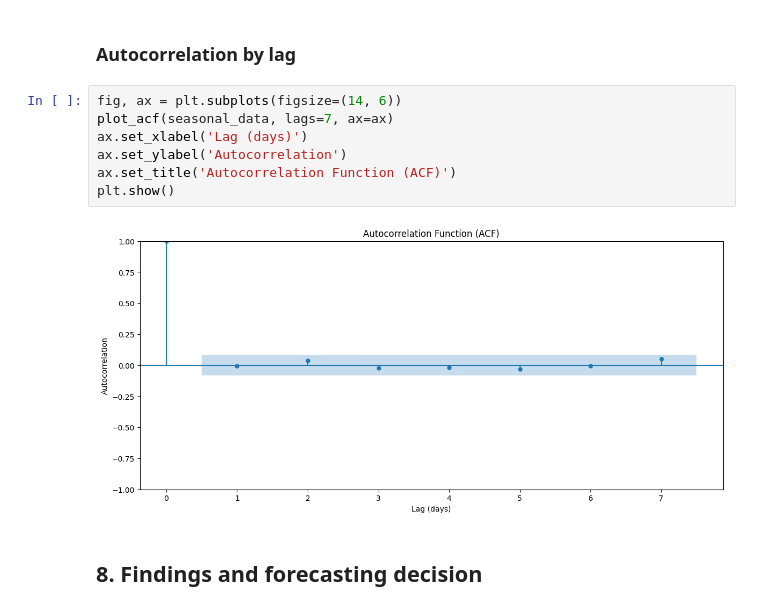
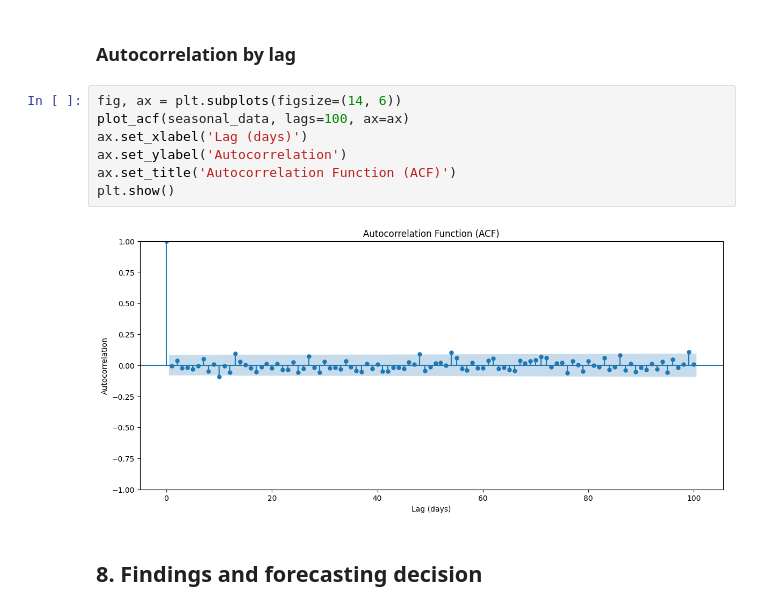
Before and after one commit to Mikayla-ds2/surge-sense, a Jupyter notebook: time_series_eda.ipynb, the cells around one changed output. Drawn from its saved outputs; the diff is of its cells as text.

```diff
--- a/time_series_eda.ipynb
+++ b/time_series_eda.ipynb
@@ -613,13 +613,13 @@ dtype: int64
 ### Autocorrelation by lag
 # %%
 fig, ax = plt.subplots(figsize=(14, 6))
-plot_acf(seasonal_data, lags=7, ax=ax)
+plot_acf(seasonal_data, lags=100, ax=ax)
 ax.set_xlabel('Lag (days)')
 ax.set_ylabel('Autocorrelation')
 ax.set_title('Autocorrelation Function (ACF)')
 plt.show()
 # %% [output]
-[figure, old version]
+[figure, new version]
 # %% [markdown]
 ## 8. Findings and forecasting decision
 # %% [markdown]
```
Also changed, not shown: parts of 8 cells of this notebook.
